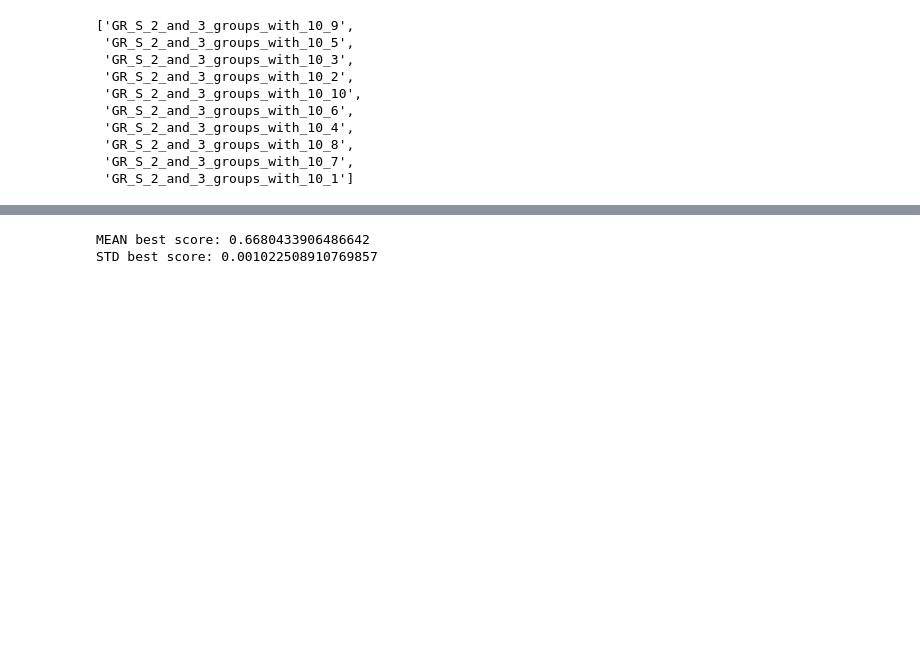
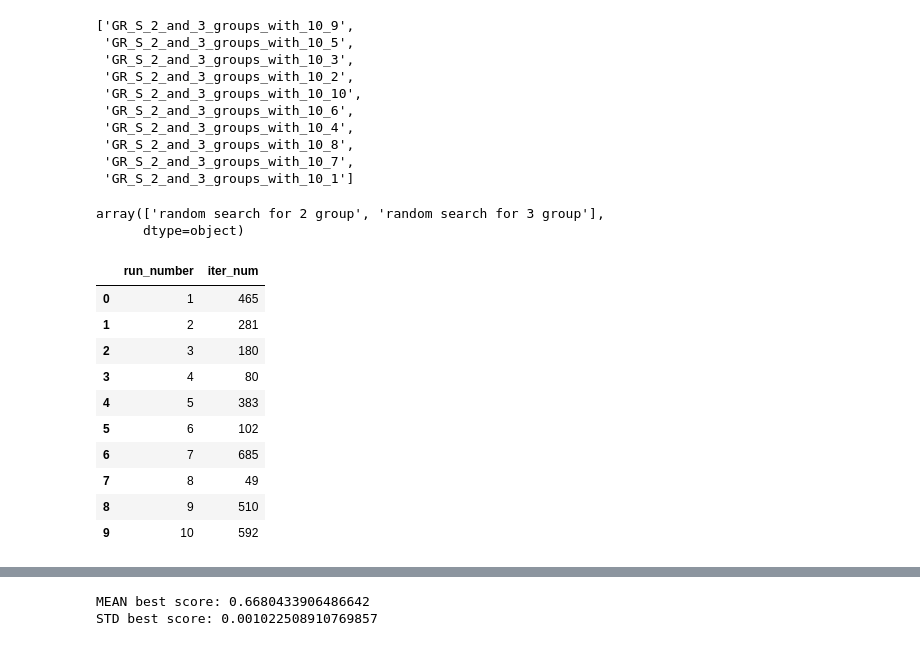
Before and after one commit to HollowPrincess/GradBoostOptim, a Jupyter notebook: test_2/xgboost_test_2_analysis.ipynb, the cells around one changed output, grey strips where cells are left out. Cells and saved outputs as stored; diff of their text form; code cells hidden in the pictures; blank space fills up the shorter version.

```diff
--- a/test_2/xgboost_test_2_analysis.ipynb
+++ b/test_2/xgboost_test_2_analysis.ipynb
@@ -62,3 +62,8 @@ for file_name in sec_and_third_group_files:
                               usecols = ['experiment_name', 'mean_test_score',
                                          'params','run_number','iter_num'])
     gr_2_and_3_df = pd.concat([gr_2_and_3_df, file_df], sort = False)
+# %%
+np.unique(gr_2_and_3_df['experiment_name'])
+# %% [output]
+array(['random search for 2 group', 'random search for 3 group'],
+      dtype=object)
@@ -64,0 +74,14 @@ for file_name in sec_and_third_group_files:
+# %%
+run_iter
+# %% [output]
+|  | run_number | iter_num |
+| 0 | 1 | 465 |
+| 1 | 2 | 281 |
+| 2 | 3 | 180 |
+| 3 | 4 | 80 |
+| 4 | 5 | 383 |
+| 5 | 6 | 102 |
+| 6 | 7 | 685 |
+| 7 | 8 | 49 |
+| 8 | 9 | 510 |
+| 9 | 10 | 592 |
```
Also changed, not shown: parts of 5 cells of this notebook, 1 other file.
